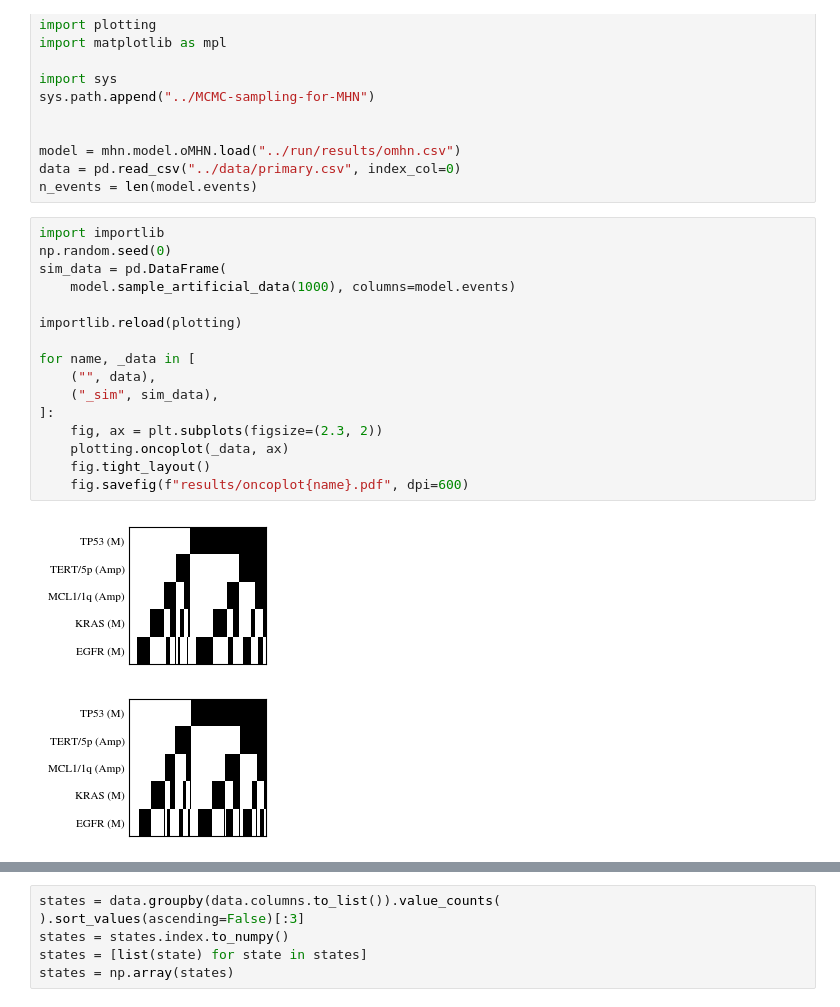
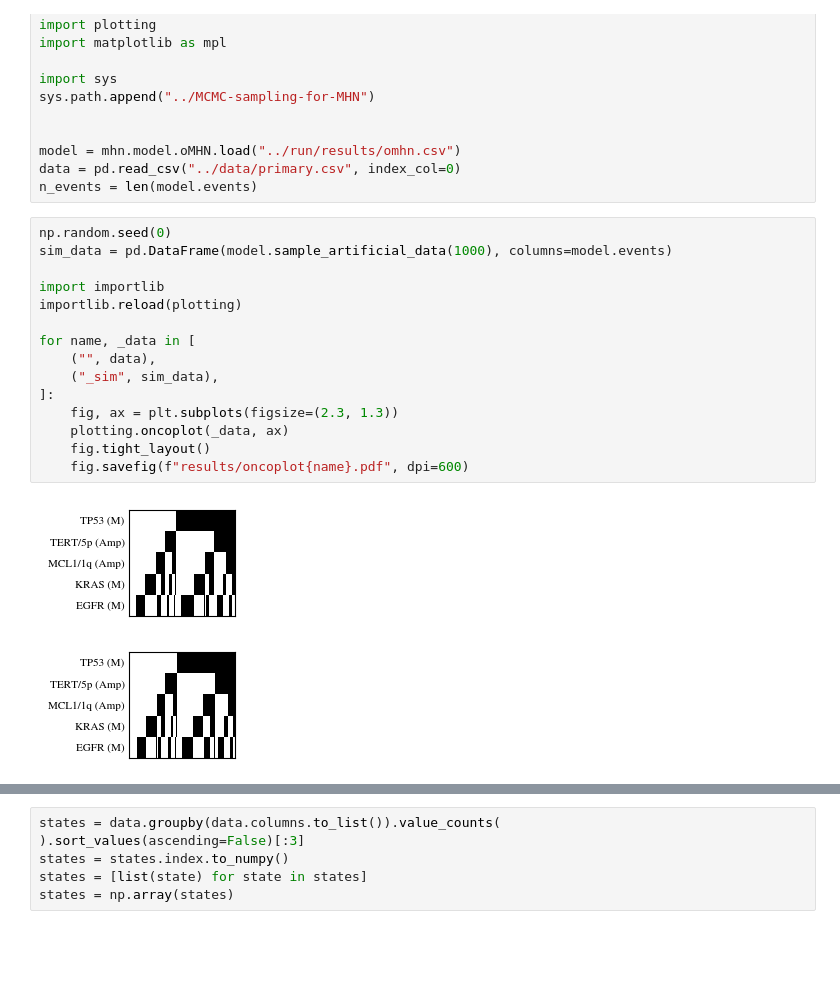
Before and after one commit to huy29433/Dissertation-MHN-example, a Jupyter notebook: analysis/predictions.ipynb, the cells around one changed output, grey strips where cells are left out. Cells and saved outputs as stored; diff of their text form; blank space fills up the shorter version.

Commit message:
plot updates

```diff
--- a/analysis/predictions.ipynb
+++ b/analysis/predictions.ipynb
@@ -19,22 +19,21 @@ model = mhn.model.oMHN.load("../run/results/omhn.csv")
 data = pd.read_csv("../data/primary.csv", index_col=0)
 n_events = len(model.events)
 # %%
+np.random.seed(0)
+sim_data = pd.DataFrame(model.sample_artificial_data(1000), columns=model.events)
+
 import importlib
-np.random.seed(0)
-sim_data = pd.DataFrame(
-    model.sample_artificial_data(1000), columns=model.events)
-
 importlib.reload(plotting)
 
 for name, _data in [
     ("", data),
     ("_sim", sim_data),
 ]:
-    fig, ax = plt.subplots(figsize=(2.3, 2))
+    fig, ax = plt.subplots(figsize=(2.3, 1.3))
     plotting.oncoplot(_data, ax)
     fig.tight_layout()
     fig.savefig(f"results/oncoplot{name}.pdf", dpi=600)
 # %% [output]
-[figure, old version]
+[figure, new version]
-[figure, old version]
+[figure, new version]
 # %%
```
Also changed, not shown: parts of 4 cells of this notebook, 8 other files.
